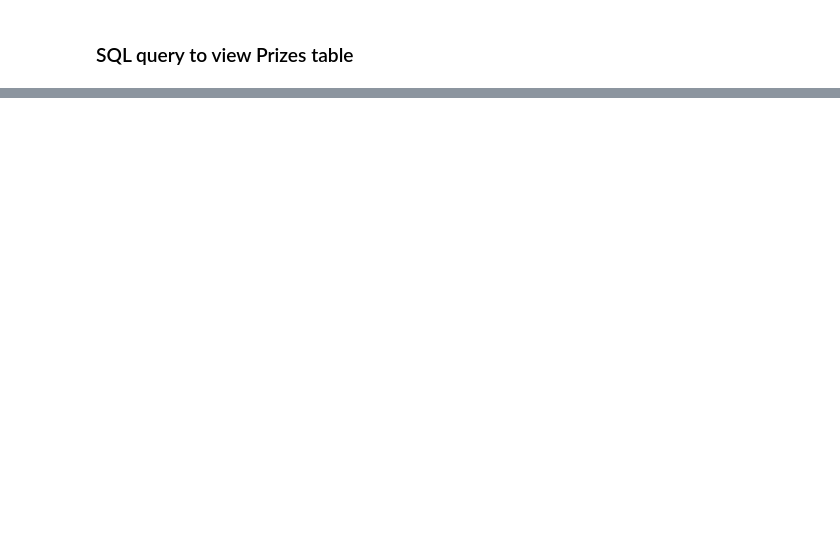
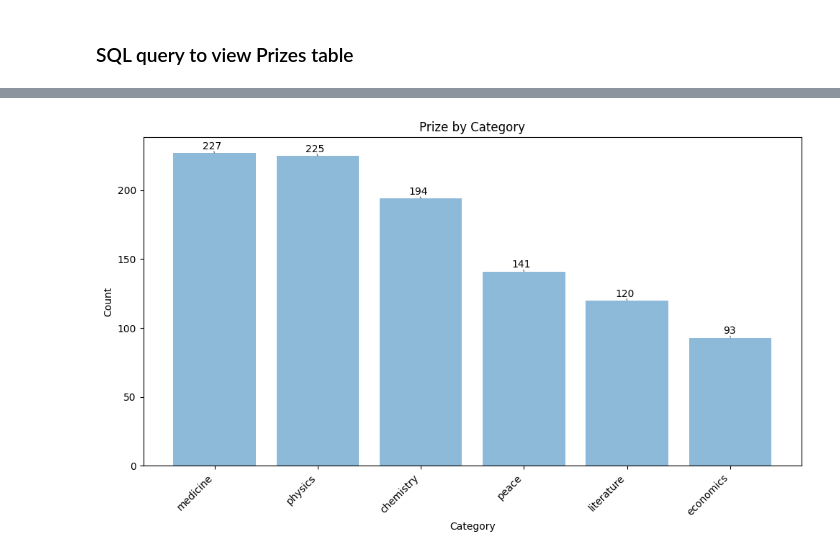
Before and after one commit to anbunambi3108/EMSE6586-FinalProject, a Jupyter notebook: Final Project - SQLite.ipynb, the cells around one changed output, grey strips where cells are left out. Saved outputs shown, nothing was run; the diff lists cells and outputs as text; code cells hidden in the pictures; blank space fills up the shorter version.

```diff
--- a/Final Project - SQLite.ipynb
+++ b/Final Project - SQLite.ipynb
@@ -365,0 +540,18 @@ for item in prize_data:
+# %%
+#3. Category (count of nobel prize winners(laureates) in each category)
+cursor.execute('''SELECT category, COUNT(*) AS count
+                  FROM Prizes JOIN Laureates
+                  ON Prizes.laureate_id1 = Laureates.id
+                  OR Prizes.laureate_id2 = Laureates.id
+                  OR Prizes.laureate_id3 = Laureates.id
+                  GROUP BY category; ''')
+
+# Fetch all rows
+rows = cursor.fetchall()
+
+# Print the result
+print("Category\t\tCount")
+print("-------------------------------")
+for row in rows:
+    category, count = row
+    print(f"{category}\t\t{count}")
@@ -365,0 +567,27 @@ for item in prize_data:
+# %%
+from adjustText import adjust_text  # Library for text labels adjustment
+
+# Create a DataFrame from the fetched rows
+df = pd.DataFrame(rows, columns=['Category', 'Count'])
+
+# Sort DataFrame by count in descending order
+df = df.sort_values(by='Count', ascending=False)
+
+# Plotting
+plt.figure(figsize=(10, 6))
+bars = plt.bar(df['Category'], df['Count'], alpha=0.5)
+plt.xticks(rotation=45, ha='right')
+plt.xlabel('Category')
+plt.ylabel('Count')
+plt.title('Prize by Category')
+
+# Adding count labels on top of bars
+texts = [plt.text(bar.get_x() + bar.get_width() / 2, bar.get_height(), str(int(bar.get_height())), ha='center', va='bottom') for bar in bars]
+
+# Adjusting text labels to avoid overlap
+adjust_text(texts, arrowprops=dict(arrowstyle='-', color='gray'))
+
+plt.tight_layout()
+plt.show()
+# %% [output]
+[figure, added]
```
Also changed, not shown: parts of 18 cells of this notebook.
